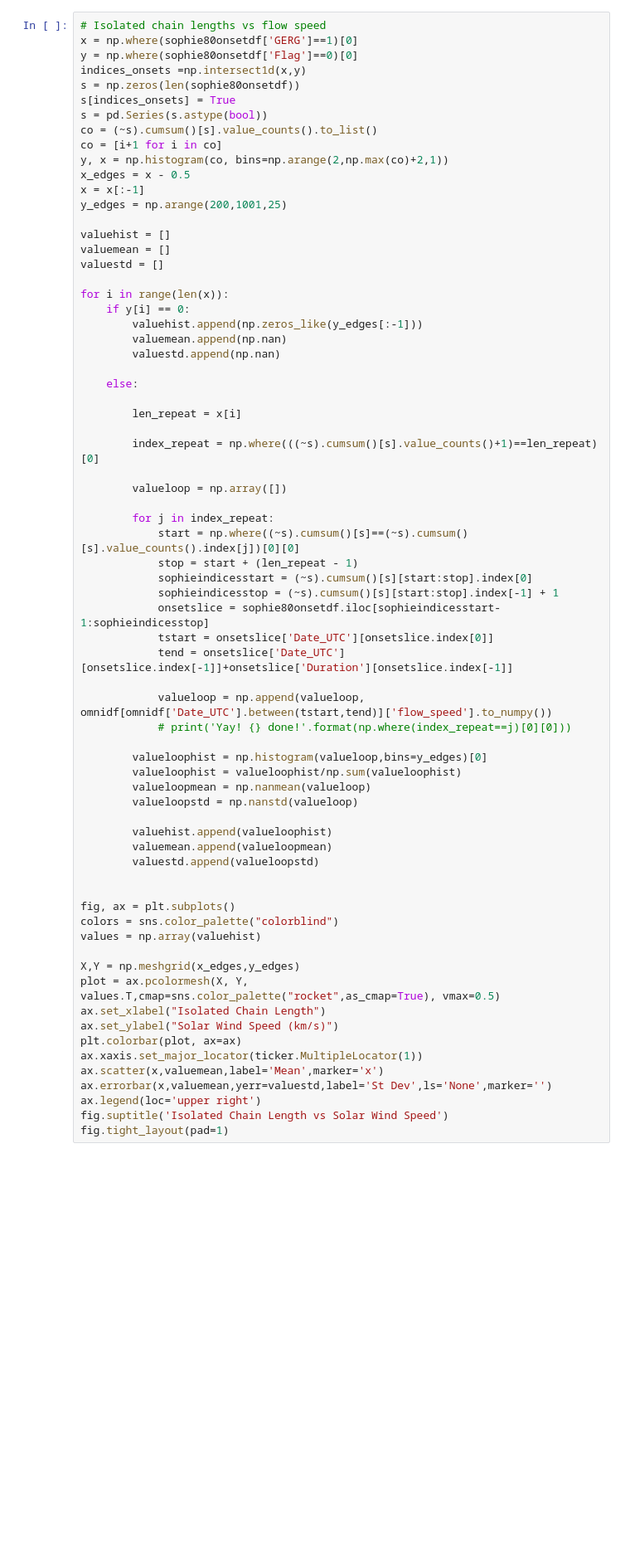
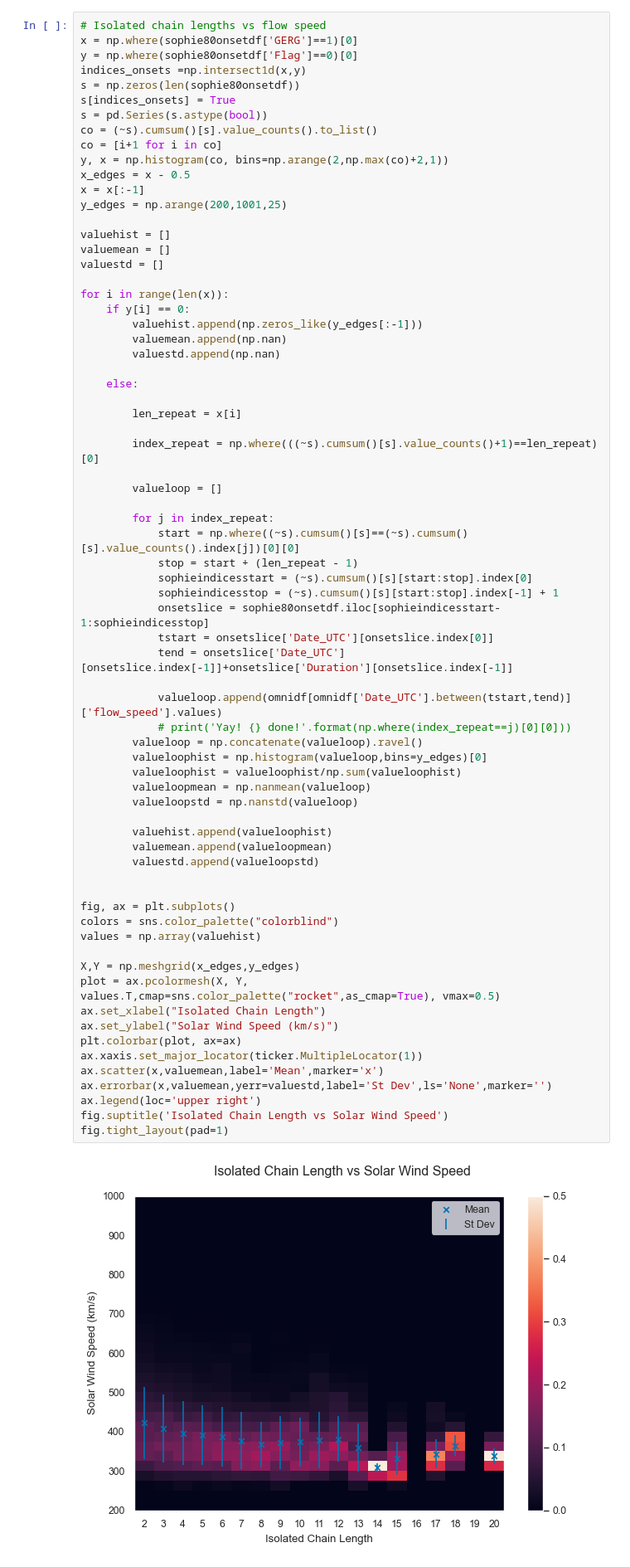
Before and after one commit to christianlao12/DP1_DP2_Project, a Jupyter notebook: substorm_type_statistics.ipynb, the cells around one changed output. Shown at 83% size. Cells and saved outputs as stored; diff of their text form; blank space fills up the shorter version.

```diff
--- a/substorm_type_statistics.ipynb
+++ b/substorm_type_statistics.ipynb
@@ -664,7 +681,7 @@ for i in range(len(x)):
 
         index_repeat = np.where(((~s).cumsum()[s].value_counts()+1)==len_repeat)[0]
 
-        valueloop = np.array([])
+        valueloop = []
 
         for j in index_repeat:
             start = np.where((~s).cumsum()[s]==(~s).cumsum()[s].value_counts().index[j])[0][0]
@@ -674,35 +691,37 @@ for i in range(len(x)):
             onsetslice = sophie80onsetdf.iloc[sophieindicesstart-1:sophieindicesstop]
             tstart = onsetslice['Date_UTC'][onsetslice.index[0]]
             tend = onsetslice['Date_UTC'][onsetslice.index[-1]]+onsetslice['Duration'][onsetslice.index[-1]]
 
-            valueloop = np.append(valueloop, omnidf[omnidf['Date_UTC'].between(tstart,tend)]['flow_speed'].to_numpy())
+            valueloop.append(omnidf[omnidf['Date_UTC'].between(tstart,tend)]['flow_speed'].values)
             # print('Yay! {} done!'.format(np.where(index_repeat==j)[0][0]))
-
+        valueloop = np.concatenate(valueloop).ravel()
         valueloophist = np.histogram(valueloop,bins=y_edges)[0]
         valueloophist = valueloophist/np.sum(valueloophist)
         valueloopmean = np.nanmean(valueloop)
         valueloopstd = np.nanstd(valueloop)
 
         valuehist.append(valueloophist)
         valuemean.append(valueloopmean)
         valuestd.append(valueloopstd)
 
 
 fig, ax = plt.subplots()
 colors = sns.color_palette("colorblind")
 values = np.array(valuehist)
 
 X,Y = np.meshgrid(x_edges,y_edges)
 plot = ax.pcolormesh(X, Y, values.T,cmap=sns.color_palette("rocket",as_cmap=True), vmax=0.5)
 ax.set_xlabel("Isolated Chain Length")
 ax.set_ylabel("Solar Wind Speed (km/s)")
 plt.colorbar(plot, ax=ax)
 ax.xaxis.set_major_locator(ticker.MultipleLocator(1))
 ax.scatter(x,valuemean,label='Mean',marker='x')
 ax.errorbar(x,valuemean,yerr=valuestd,label='St Dev',ls='None',marker='')
 ax.legend(loc='upper right')
 fig.suptitle('Isolated Chain Length vs Solar Wind Speed')
 fig.tight_layout(pad=1)
+# %% [output]
+[figure, added]
 # %%
 # Isolated chain lengths vs IMF Magnitude
 x = np.where(sophie80onsetdf['GERG']==1)[0]
```
Also changed, not shown: parts of 16 cells of this notebook, 1 other file.
